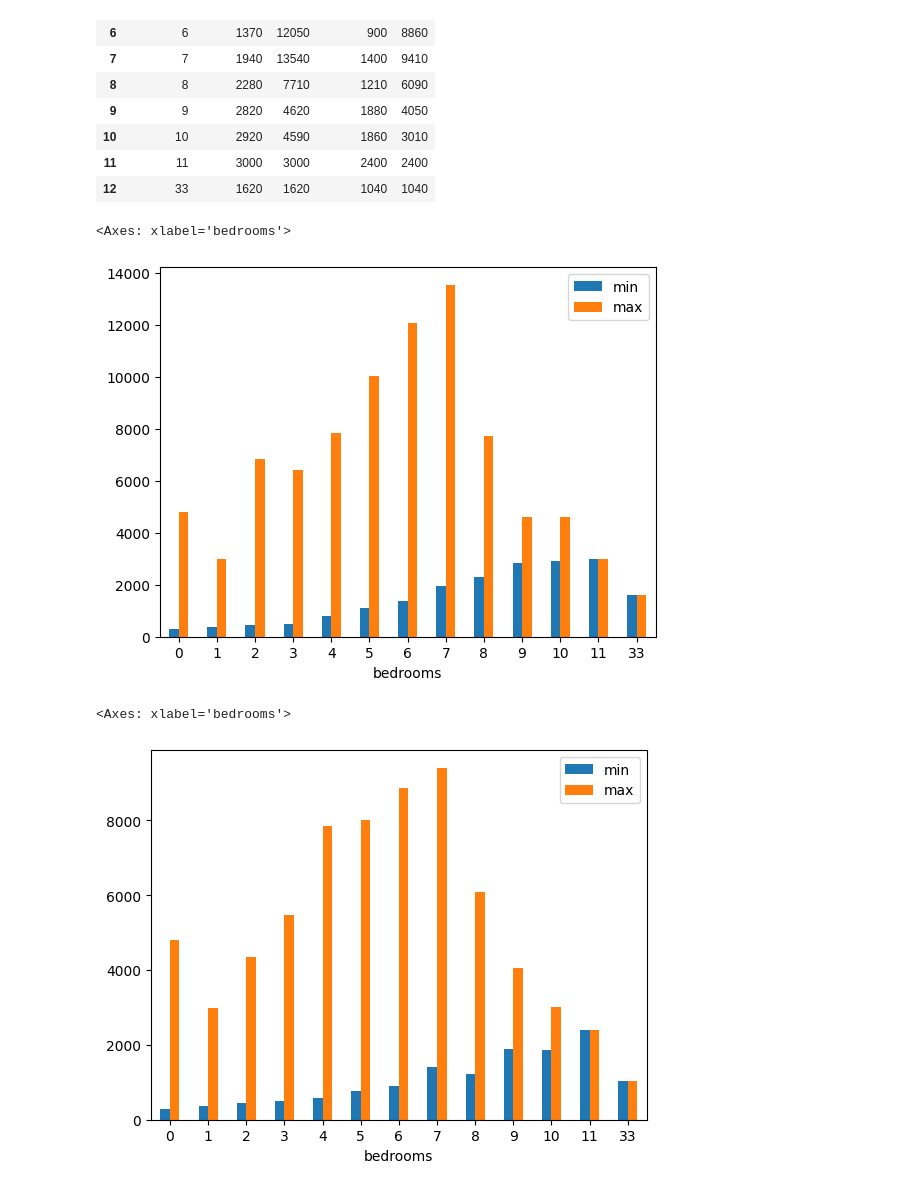
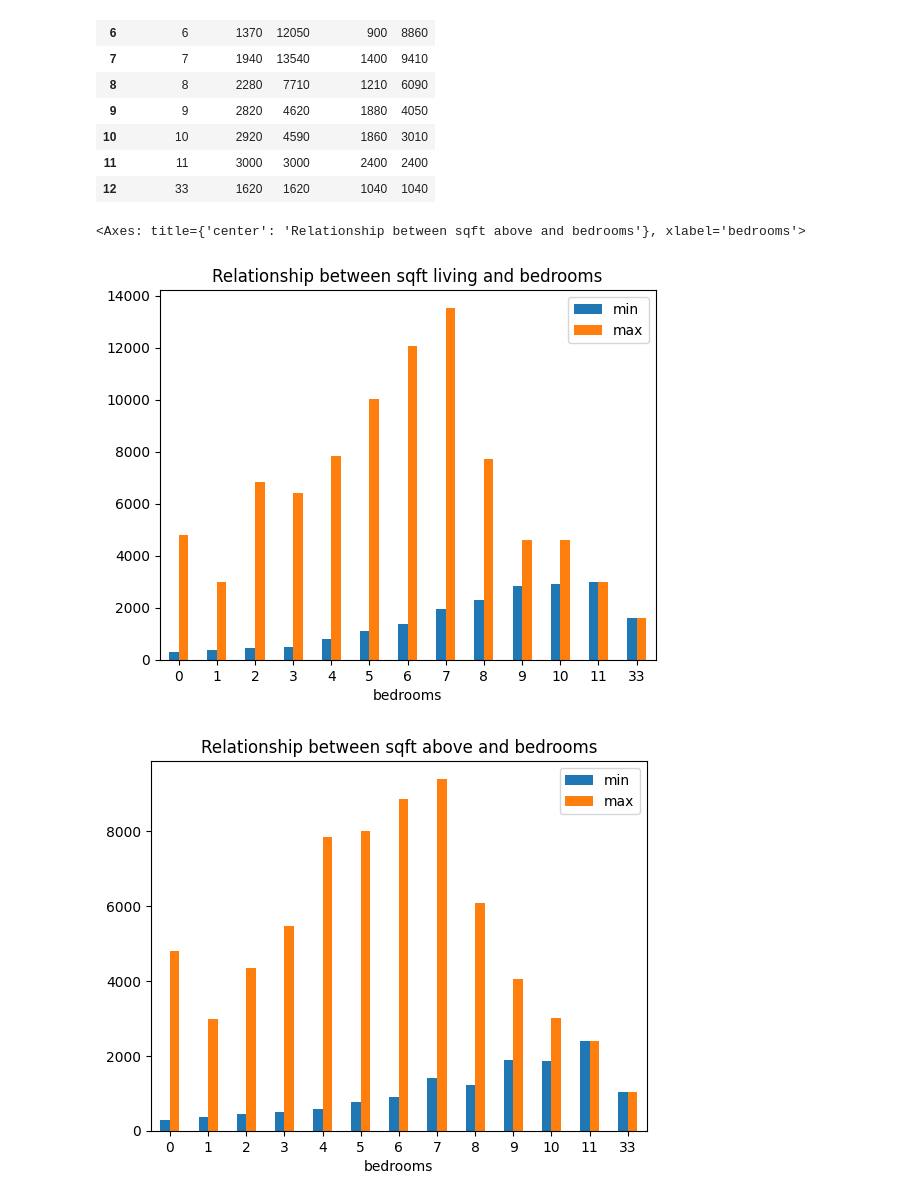
Before and after one commit to FawziElZein/House-Sales-King-County-Analysis-Part-3, a Jupyter notebook: Pandas Assignment #4.ipynb, the cells around one changed output. Cells and saved outputs as stored; diff of their text form; code cells hidden in the pictures.

```diff
--- a/Pandas Assignment #4.ipynb
+++ b/Pandas Assignment #4.ipynb
@@ -150,12 +106,9 @@ df_agg
 | 11 | 11 | 3000 | 3000 | 2400 | 2400 |
 | 12 | 33 | 1620 | 1620 | 1040 | 1040 |
 # %%
-df_agg.plot.bar(x='bedrooms', y='sqft_living', rot=0)
+df_agg.plot.bar(x='bedrooms', y='sqft_living', rot=0,title="Relationship between sqft living and bedrooms")
+df_agg.plot.bar(x='bedrooms', y='sqft_above', rot=0,title="Relationship between sqft above and bedrooms")
 # %% [output]
-<Axes: xlabel='bedrooms'>
+<Axes: title={'center': 'Relationship between sqft above and bedrooms'}, xlabel='bedrooms'>
-[figure, old version]
+[figure, new version]
+[figure, added]
-# %%
-df_agg.plot.bar(x='bedrooms', y='sqft_above', rot=0)
-# %% [output]
-<Axes: xlabel='bedrooms'>
-[figure, removed]
```
Also changed, not shown: parts of 20 cells of this notebook.
